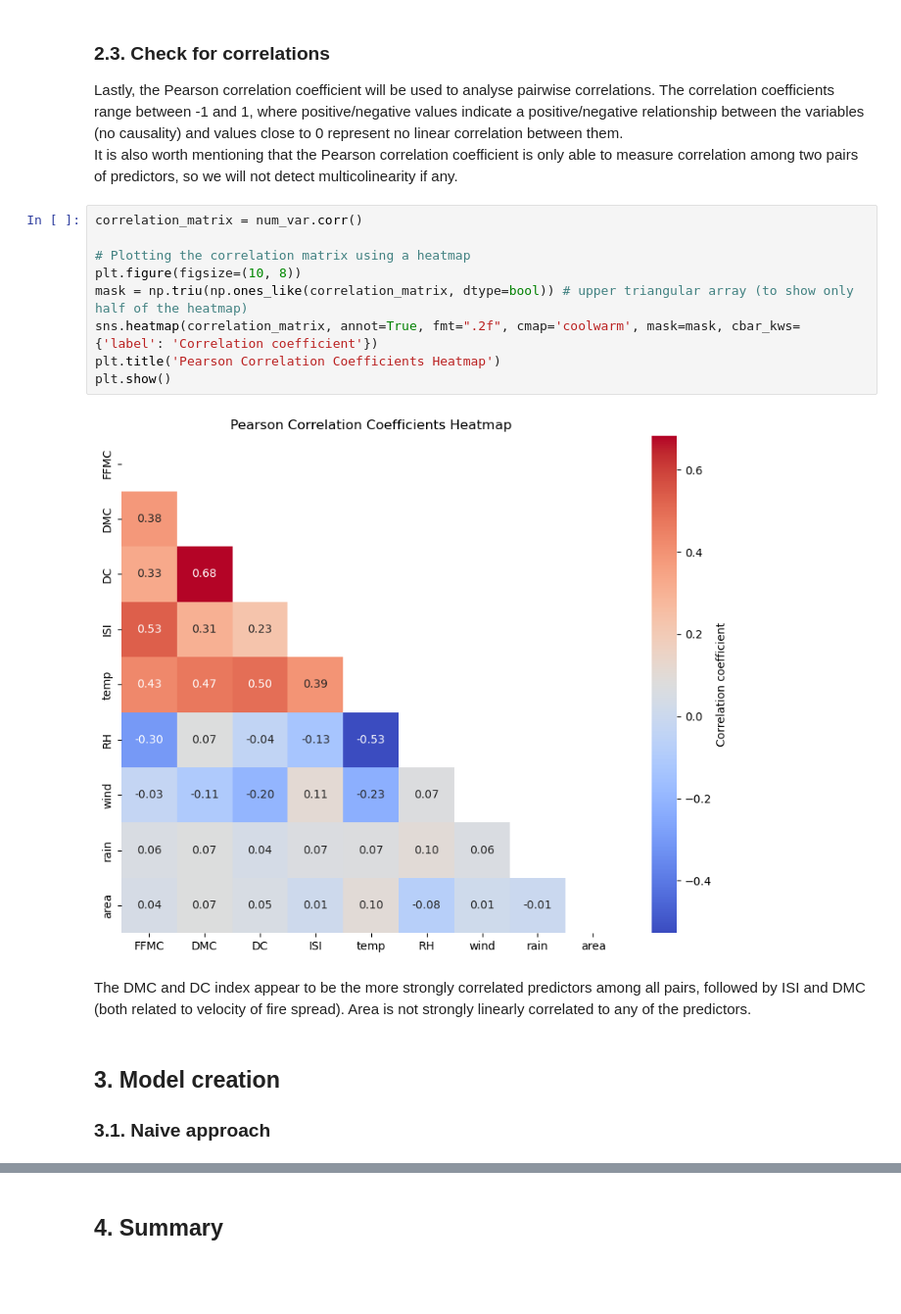
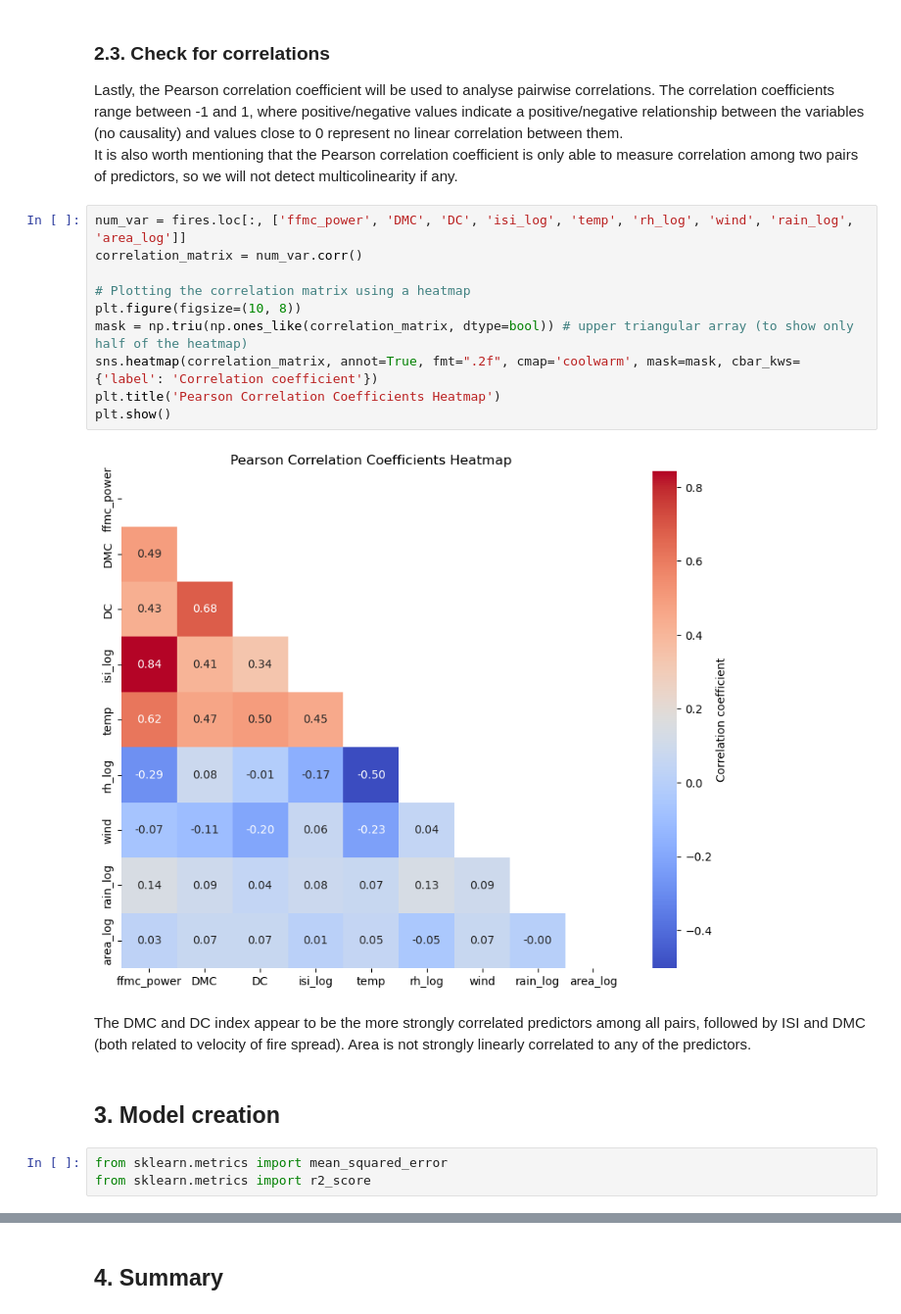
Before and after one commit to laurasck14/MLI2024, a Jupyter notebook: ml_LS.ipynb, the cells around one changed output, grey strips where cells are left out. Shown: that part at 98% size. Saved outputs shown, nothing was run; the diff lists cells and outputs as text; blank space fills up the shorter version.

```diff
--- a/ml_LS.ipynb
+++ b/ml_LS.ipynb
@@ -192,19 +199,21 @@ plt.show()
 Lastly, the Pearson correlation coefficient will be used to analyse pairwise correlations. The correlation coefficients range between -1 and 1, where positive/negative values indicate a positive/negative relationship between the variables (no causality) and values close to 0 represent no linear correlation between them.<br>
 It is also worth mentioning that the Pearson correlation coefficient is only able to measure correlation among two pairs of predictors, so we will not detect multicolinearity if any.
 # %%
+num_var = fires.loc[:, ['ffmc_power', 'DMC', 'DC', 'isi_log', 'temp', 'rh_log', 'wind', 'rain_log', 'area_log']]
 correlation_matrix = num_var.corr()
 
 # Plotting the correlation matrix using a heatmap
 plt.figure(figsize=(10, 8))
 mask = np.triu(np.ones_like(correlation_matrix, dtype=bool)) # upper triangular array (to show only half of the heatmap)
 sns.heatmap(correlation_matrix, annot=True, fmt=".2f", cmap='coolwarm', mask=mask, cbar_kws={'label': 'Correlation coefficient'})
 plt.title('Pearson Correlation Coefficients Heatmap')
 plt.show()
 # %% [output]
-[figure, old version]
+[figure, new version]
 # %% [markdown]
 The DMC and DC index appear to be the more strongly correlated predictors among all pairs, followed by ISI and DMC (both related to velocity of fire spread). Area is not strongly linearly correlated to any of the predictors.
 # %% [markdown]
 ## 3. Model creation
-
-### 3.1. Naive approach
+# %%
+from sklearn.metrics import mean_squared_error
+from sklearn.metrics import r2_score
```
Also changed, not shown: parts of 16 cells of this notebook.
